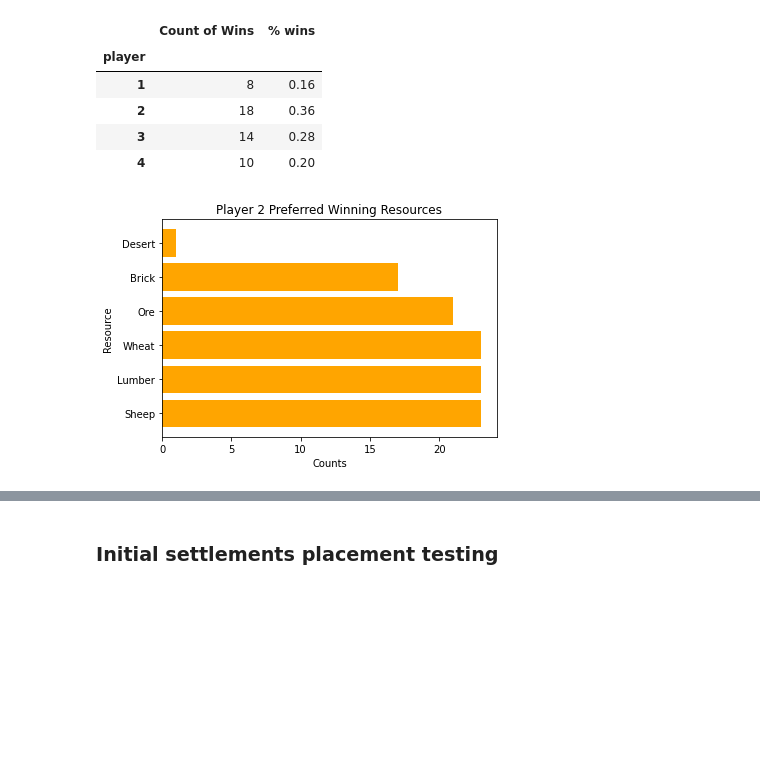
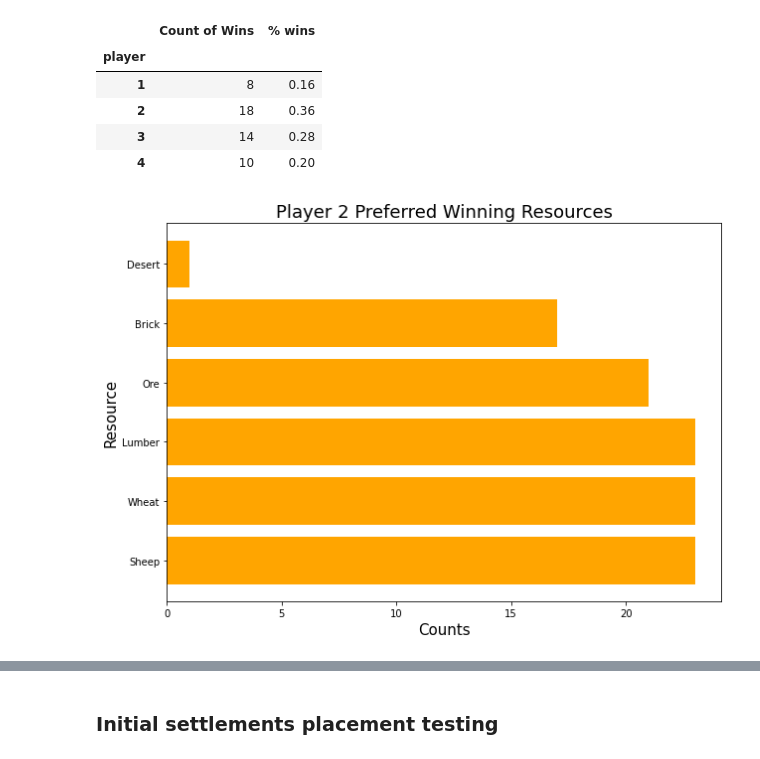
Before and after one commit to okwan91/catanstrategy, a Jupyter notebook: notebooks/Sandbox.ipynb, the cells around one changed output, grey strips where cells are left out. Drawn from its saved outputs; the diff is of its cells as text; code cells hidden in the pictures; blank space fills up the shorter version.

```diff
--- a/notebooks/Sandbox.ipynb
+++ b/notebooks/Sandbox.ipynb
@@ -150,20 +151,22 @@ win_counts
 # %%
 # dummy_winners = pd.get_dummies(winnings,['settlement1_resource1','settlement1_resource2','settlement1_resource3','settlement2_resource1','settlement2_resource2','settlement2_resource3'])
 gameplay = data[['gameNum','player','points','settlement1_resource1','settlement1_resource2','settlement1_resource3','settlement2_resource1','settlement2_resource2','settlement2_resource3']]
 
 def player_res(df, player_no, dataset):
     res = df.iloc[:, list(range(1,9))]
     res1 = res[res['player'] == player_no].drop(['points','player'],axis = 1)
     player_res = pd.DataFrame(res1.stack().value_counts(),columns = ['total'])
-    player_res.rename(index = {'S': 'Sheep','W':'Wheat','L':'Lumber','O':'Ore','C':'Brick','2S':'Sheep Port','2L':'Lumber Port','D':'Desert','B':'Brick','3G':'General Port'}, inplace = True)
+    player_res.rename(index = {'S': 'Sheep','W':'Wheat','L':'Lumber','O':'Ore','C':'Brick','2S':'Sheep Port','2L':'Lumber Port','D':'Desert','B':'Brick','3G':'General Port', '2O': 'Ore Port', '2C':'Brick Port', '2W':'Wheat Port'}, inplace = True)
     color = 'orange' if dataset == 'Winning' else 'blue'
+    plt.figure(figsize = (10,7))
     plt.barh(player_res.index, player_res['total'], color = color)
-    plt.title(f'Player {player_no} Preferred {dataset} Resources')
-    plt.xlabel('Counts')
-    plt.ylabel('Resource')
+    plt.title(f'Player {player_no} Preferred {dataset} Resources', fontsize = 18)
+    plt.xlabel('Counts', fontsize = 15)
+    plt.ylabel('Resource', fontsize = 15)
 
 player_res(winnings, 2, 'Winning')
+# plt.savefig('player2win.png')
 # %% [output]
-[figure, old version]
+[figure, new version]
 # %%
 player_res(gameplay,2, 'Gameplay')
```
Also changed, not shown: parts of 19 cells of this notebook, 10 other files.
